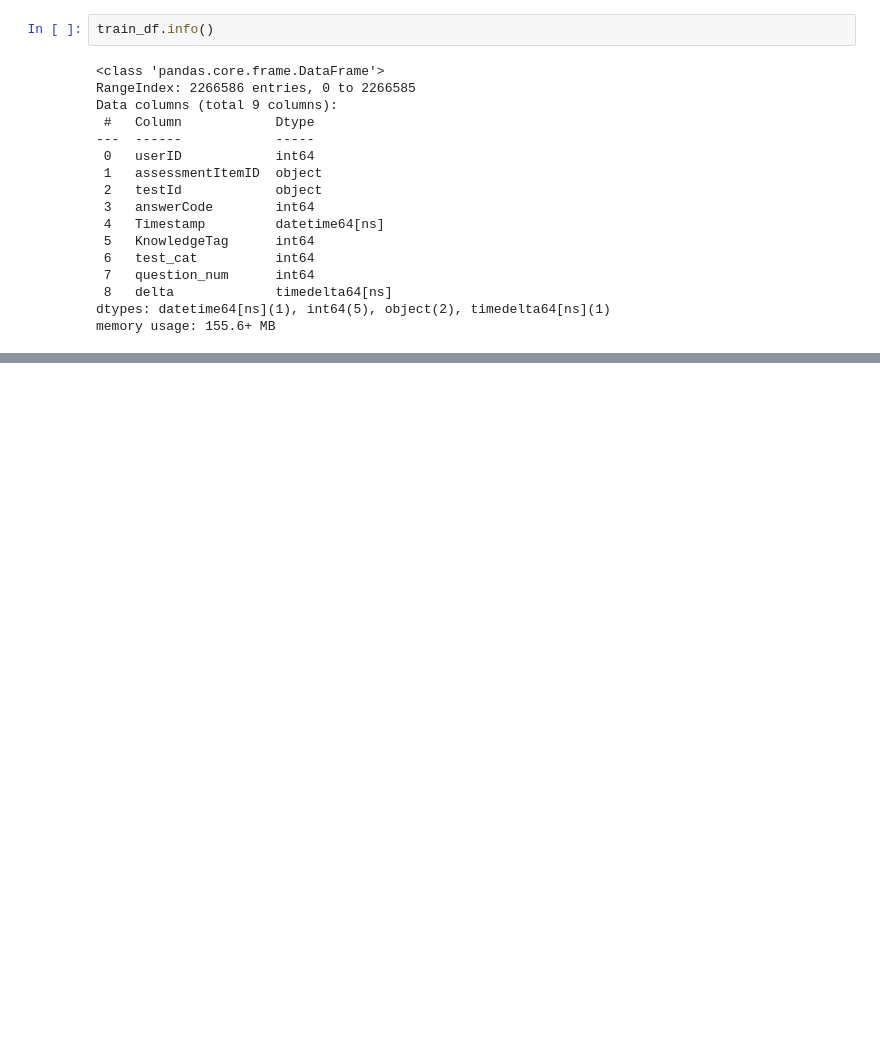
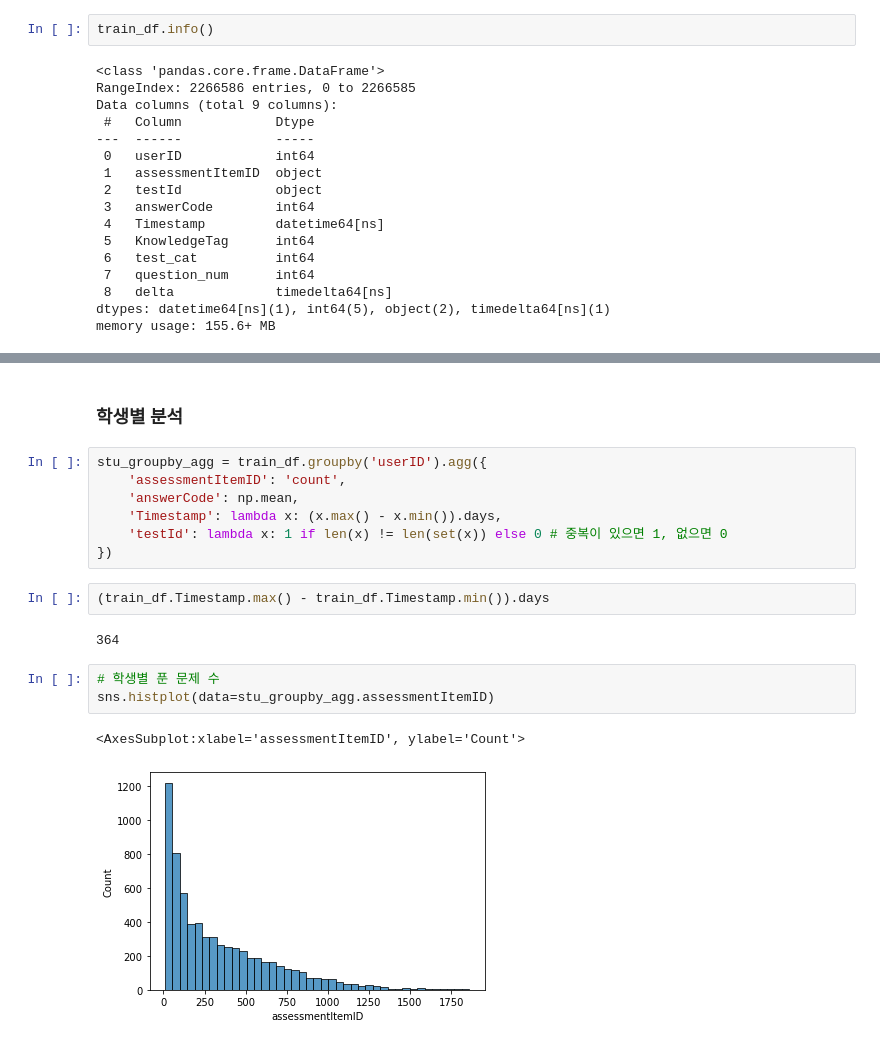
Before and after one commit to bcaitech1/p4-dkt-dkdkt, a Jupyter notebook: jaepil/eda.ipynb, the cells around one changed output, grey strips where cells are left out. Cells and saved outputs as stored; diff of their text form; blank space fills up the shorter version.

Commit message:
feat: (EDA) Descriptive statistics aggregated by groups
Check variable distributions after aggregating them by groups.

```diff
--- a/jaepil/eda.ipynb
+++ b/jaepil/eda.ipynb
@@ -328,0 +343,19 @@ memory usage: 155.6+ MB
+# %% [markdown]
+### 학생별 분석
+# %%
+stu_groupby_agg = train_df.groupby('userID').agg({
+    'assessmentItemID': 'count',
+    'answerCode': np.mean,
+    'Timestamp': lambda x: (x.max() - x.min()).days,
+    'testId': lambda x: 1 if len(x) != len(set(x)) else 0 # 중복이 있으면 1, 없으면 0
+})
+# %%
+(train_df.Timestamp.max() - train_df.Timestamp.min()).days
+# %% [output]
+364
+# %%
+# 학생별 푼 문제 수
+sns.histplot(data=stu_groupby_agg.assessmentItemID)
+# %% [output]
+<AxesSubplot:xlabel='assessmentItemID', ylabel='Count'>
+[figure, added]
```
Also changed, not shown: parts of 24 cells of this notebook.
